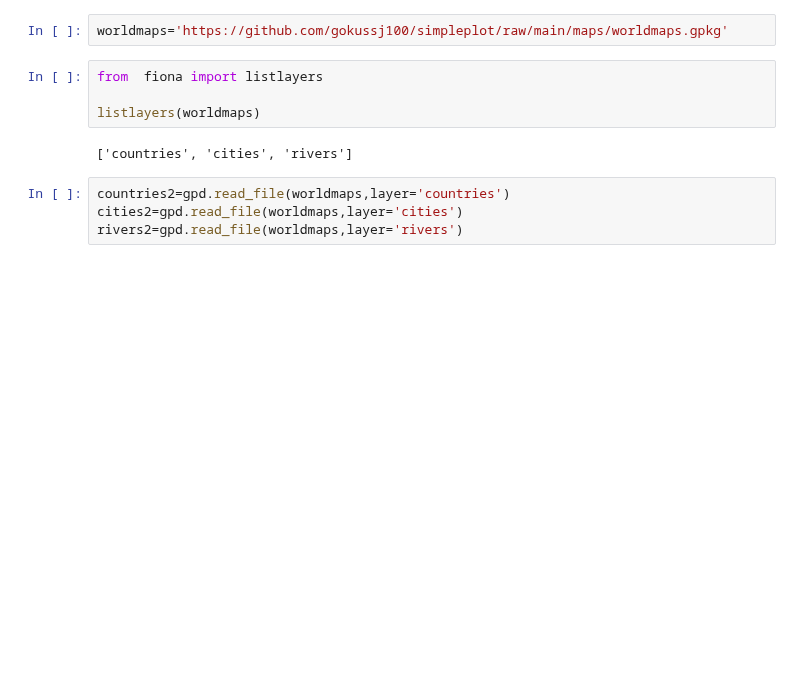
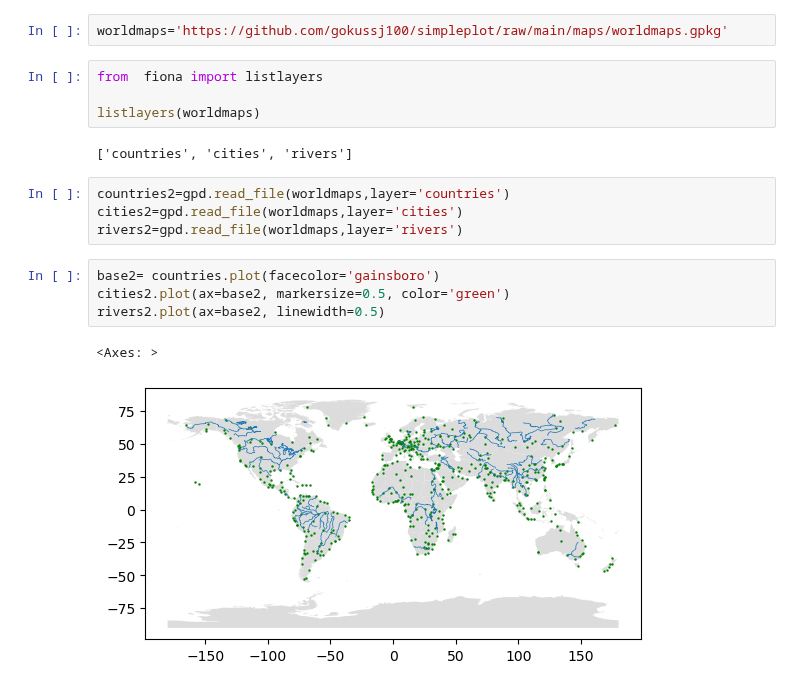
Before and after one commit to gokussj100/simpleplot, a Jupyter notebook: Evaluacion2.ipynb, the cells around one changed output. Cells and saved outputs as stored; diff of their text form; blank space fills up the shorter version.

```diff
--- a/Evaluacion2.ipynb
+++ b/Evaluacion2.ipynb
@@ -153,3 +153,10 @@ listlayers(worldmaps)
 countries2=gpd.read_file(worldmaps,layer='countries')
 cities2=gpd.read_file(worldmaps,layer='cities')
 rivers2=gpd.read_file(worldmaps,layer='rivers')
+# %%
+base2= countries.plot(facecolor='gainsboro')
+cities2.plot(ax=base2, markersize=0.5, color='green')
+rivers2.plot(ax=base2, linewidth=0.5)
+# %% [output]
+<Axes: >
+[figure, added]
```
Also changed, not shown: parts of 1 cell of this notebook, 2 other files.
